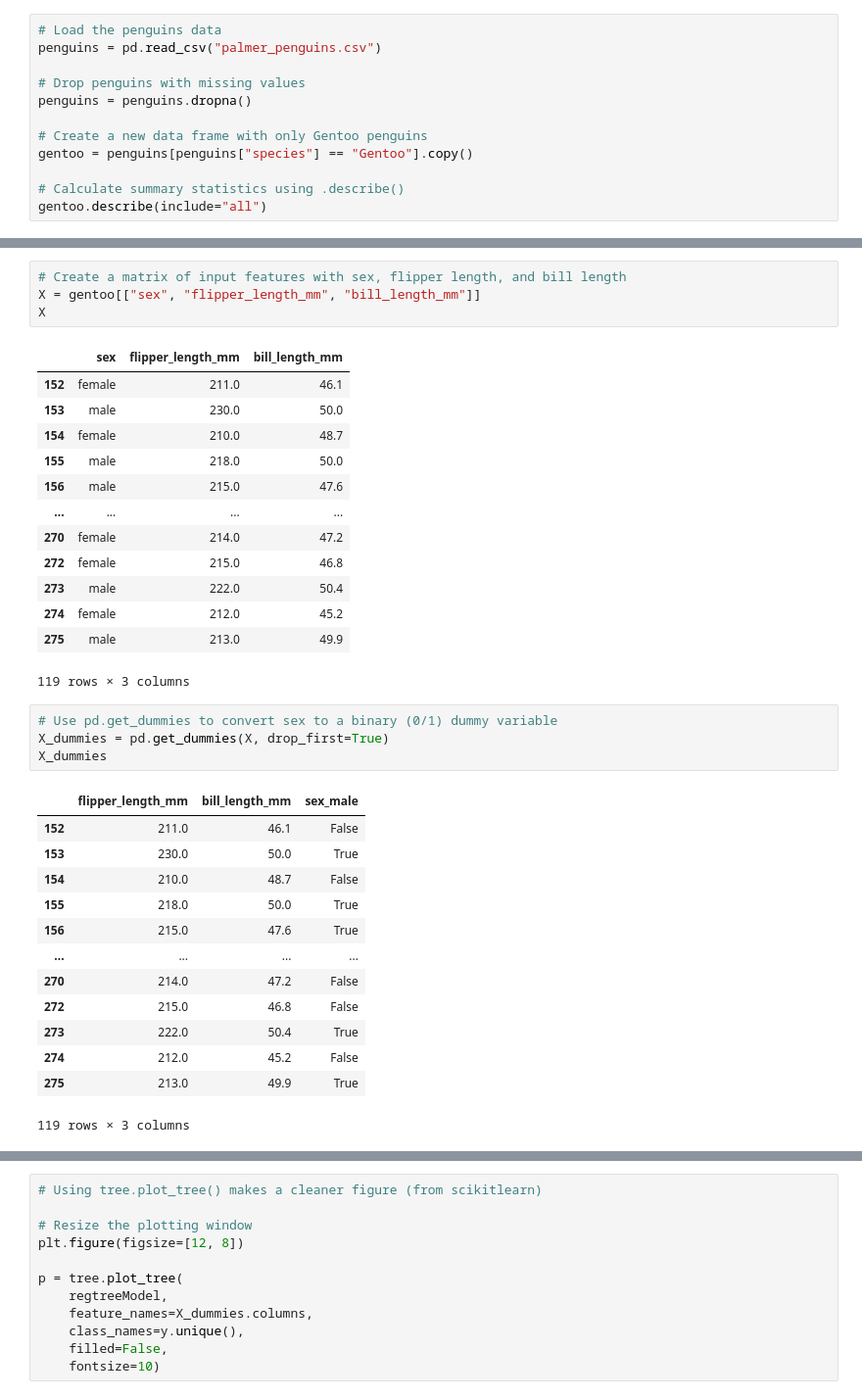
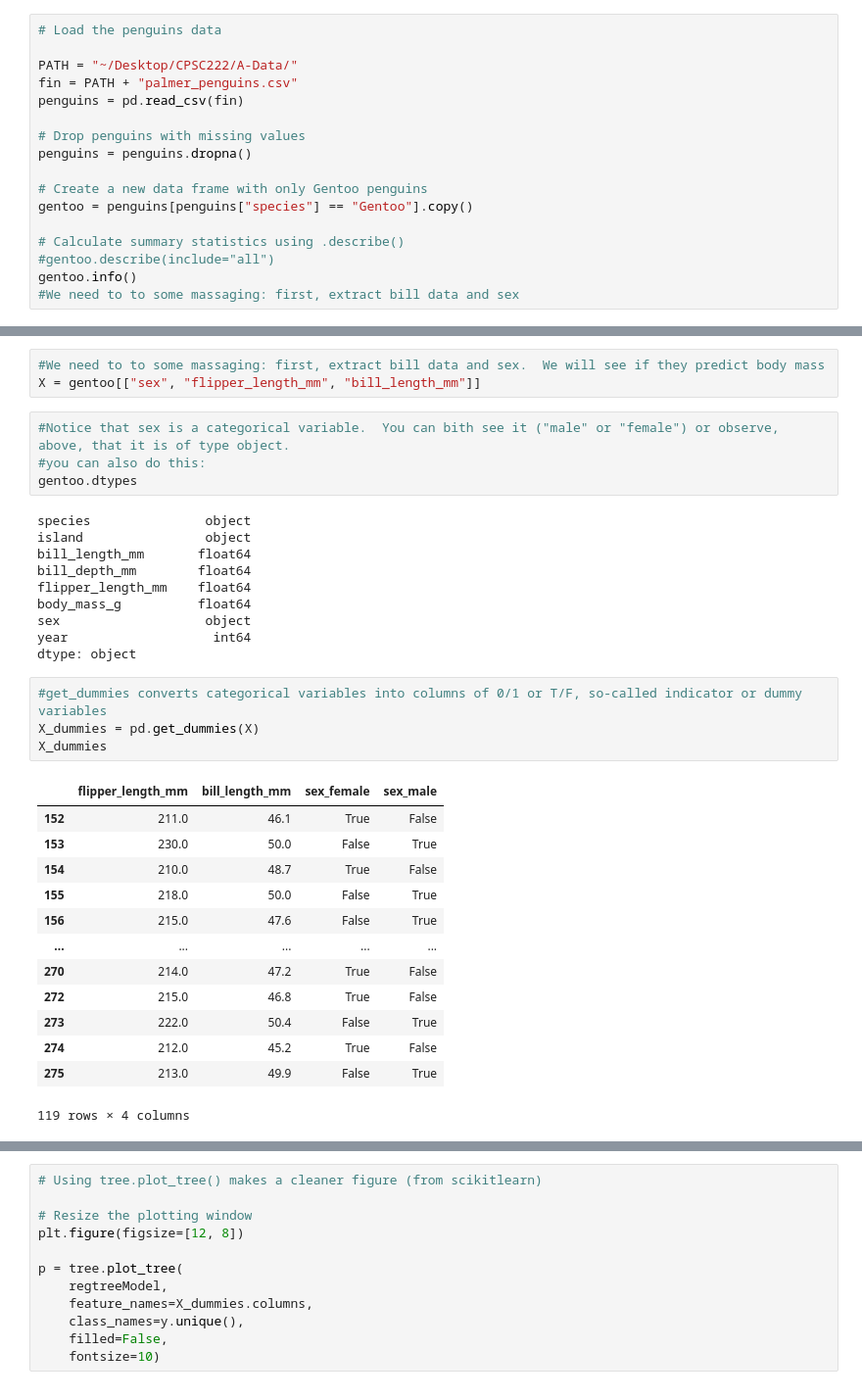
Before and after one commit to pauldepalma/CPSC222, a Jupyter notebook: K-Decision/Decision-11.ipynb, the cells around one changed output, grey strips where cells are left out. Shown at 98% size. Cells and saved outputs as stored; diff of their text form.

```diff
--- a/K-Decision/Decision-11.ipynb
+++ b/K-Decision/Decision-11.ipynb
@@ -12,7 +15,10 @@ import matplotlib_inline.backend_inline
 matplotlib_inline.backend_inline.set_matplotlib_formats("svg")
 # %%
 # Load the penguins data
-penguins = pd.read_csv("palmer_penguins.csv")
+
+PATH = "~/Desktop/CPSC222/A-Data/"
+fin = PATH + "palmer_penguins.csv"
+penguins = pd.read_csv(fin)
 
 # Drop penguins with missing values
 penguins = penguins.dropna()
@@ -21,5 +27,7 @@ penguins = penguins.dropna()
 gentoo = penguins[penguins["species"] == "Gentoo"].copy()
 
 # Calculate summary statistics using .describe()
-gentoo.describe(include="all")
+#gentoo.describe(include="all")
+gentoo.info()
+#We need to to some massaging: first, extract bill data and sex
 # %% [output]
@@ -38,36 +49,35 @@ gentoo.describe(include="all")
 # %%
-# Create a matrix of input features with sex, flipper length, and bill length
+#We need to to some massaging: first, extract bill data and sex.  We will see if they predict body mass
 X = gentoo[["sex", "flipper_length_mm", "bill_length_mm"]]
-X
-# %% [output]
-|  | sex | flipper_length_mm | bill_length_mm |
-| 152 | female | 211.0 | 46.1 |
-| 153 | male | 230.0 | 50.0 |
-| 154 | female | 210.0 | 48.7 |
-| 155 | male | 218.0 | 50.0 |
-| 156 | male | 215.0 | 47.6 |
-| ... | ... | ... | ... |
-| 270 | female | 214.0 | 47.2 |
-| 272 | female | 215.0 | 46.8 |
-| 273 | male | 222.0 | 50.4 |
-| 274 | female | 212.0 | 45.2 |
-| 275 | male | 213.0 | 49.9 |
-119 rows × 3 columns
 # %%
-# Use pd.get_dummies to convert sex to a binary (0/1) dummy variable
-X_dummies = pd.get_dummies(X, drop_first=True)
-X_dummies
+#Notice that sex is a categorical variable.  You can bith see it ("male" or "female") or observe, above, that it is of type object.
+#you can also do this:
+gentoo.dtypes
 # %% [output]
-|  | flipper_length_mm | bill_length_mm | sex_male |
-| 152 | 211.0 | 46.1 | False |
-| 153 | 230.0 | 50.0 | True |
-| 154 | 210.0 | 48.7 | False |
-| 155 | 218.0 | 50.0 | True |
-| 156 | 215.0 | 47.6 | True |
-| ... | ... | ... | ... |
-| 270 | 214.0 | 47.2 | False |
-| 272 | 215.0 | 46.8 | False |
-| 273 | 222.0 | 50.4 | True |
-| 274 | 212.0 | 45.2 | False |
-| 275 | 213.0 | 49.9 | True |
-119 rows × 3 columns
+species               object
+island                object
+bill_length_mm       float64
+bill_depth_mm        float64
+flipper_length_mm    float64
+body_mass_g          float64
+sex                   object
+year                   int64
+dtype: object
+# %%
+#get_dummies converts categorical variables into columns of 0/1 or T/F, so-called indicator or dummy variables
+X_dummies = pd.get_dummies(X)
+X_dummies
+# %% [output]
+|  | flipper_length_mm | bill_length_mm | sex_female | sex_male |
+| 152 | 211.0 | 46.1 | True | False |
+| 153 | 230.0 | 50.0 | False | True |
+| 154 | 210.0 | 48.7 | True | False |
+| 155 | 218.0 | 50.0 | False | True |
+| 156 | 215.0 | 47.6 | False | True |
+| ... | ... | ... | ... | ... |
+| 270 | 214.0 | 47.2 | True | False |
+| 272 | 215.0 | 46.8 | True | False |
+| 273 | 222.0 | 50.4 | False | True |
+| 274 | 212.0 | 45.2 | True | False |
+| 275 | 213.0 | 49.9 | False | True |
+119 rows × 4 columns
```
Also changed, not shown: parts of 9 cells of this notebook, 1 other file.
